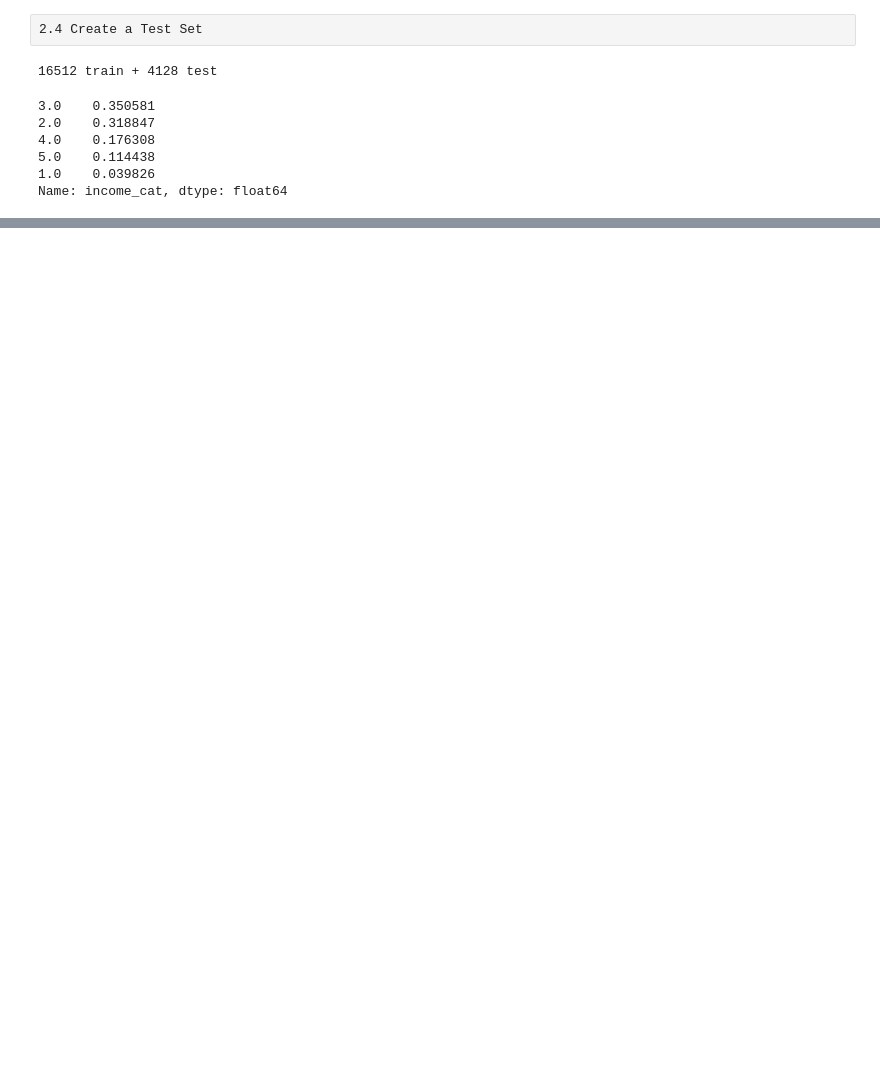
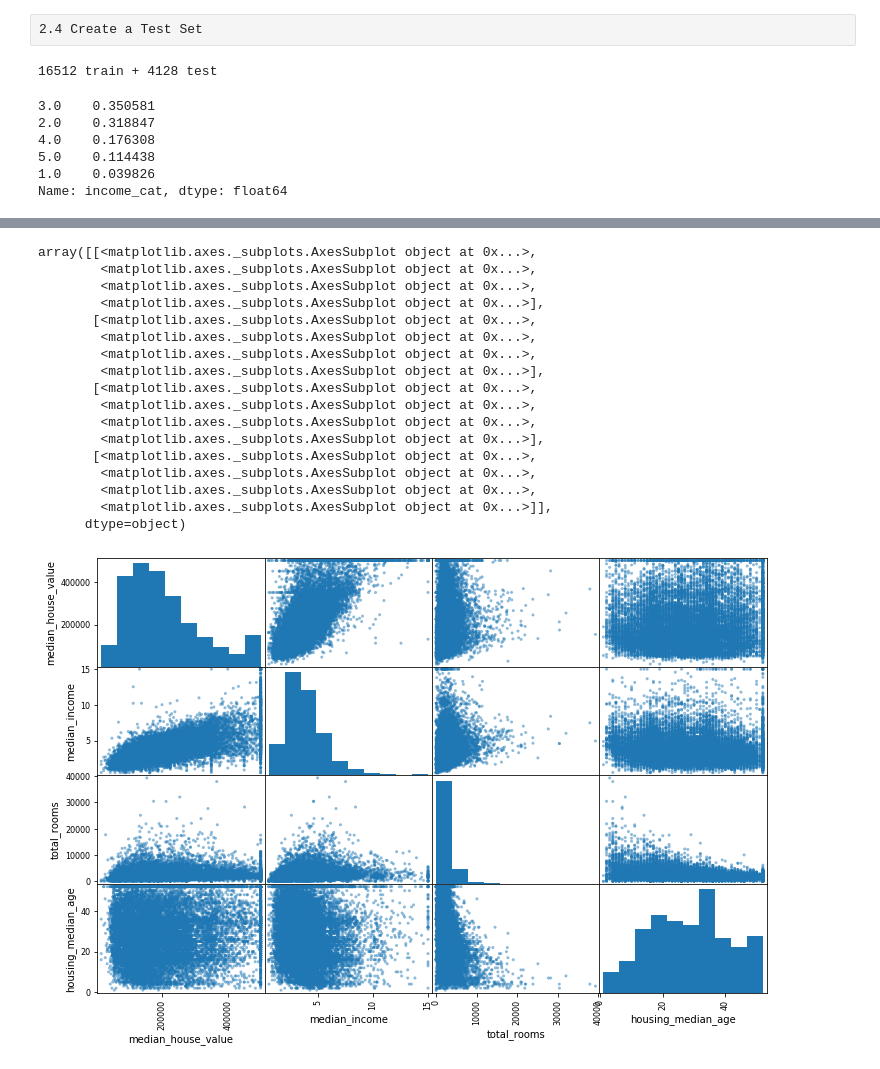
Before and after one commit to Chunngai/handson-ml, a Jupyter notebook: Housing.ipynb, the cells around one changed output, grey strips where cells are left out. Drawn from its saved outputs; the diff is of its cells as text; code cells hidden in the pictures; blank space fills up the shorter version.

```diff
--- a/Housing.ipynb
+++ b/Housing.ipynb
@@ -281,0 +356,32 @@ for set in (strat_train_set, strat_test_set):  # (strat_train_set, stra_test_set
+# %%
+# another way to check for correlations btw attrs
+
+from pandas.plotting import scatter_matrix
+
+# create an attr vector
+attributes = ["median_house_value", "median_income", "total_rooms", "housing_median_age"]
+
+# plot
+scatter_matrix(housing[attributes], figsize=(12, 8))  # plots NUMERICAL attrs. size: len(attr_array) ** 2
+# plotted a few promising attrs that seem most correlated with the median housing value
+# if all attrs are plotted, get 11 ** 2 = 121 plots
+# the main diagonal: histograms
+# %% [output]
+array([[<matplotlib.axes._subplots.AxesSubplot object at 0x...>,
+        <matplotlib.axes._subplots.AxesSubplot object at 0x...>,
+        <matplotlib.axes._subplots.AxesSubplot object at 0x...>,
+        <matplotlib.axes._subplots.AxesSubplot object at 0x...>],
+       [<matplotlib.axes._subplots.AxesSubplot object at 0x...>,
+        <matplotlib.axes._subplots.AxesSubplot object at 0x...>,
+        <matplotlib.axes._subplots.AxesSubplot object at 0x...>,
+        <matplotlib.axes._subplots.AxesSubplot object at 0x...>],
+       [<matplotlib.axes._subplots.AxesSubplot object at 0x...>,
+        <matplotlib.axes._subplots.AxesSubplot object at 0x...>,
+        <matplotlib.axes._subplots.AxesSubplot object at 0x...>,
+        <matplotlib.axes._subplots.AxesSubplot object at 0x...>],
+       [<matplotlib.axes._subplots.AxesSubplot object at 0x...>,
+        <matplotlib.axes._subplots.AxesSubplot object at 0x...>,
+        <matplotlib.axes._subplots.AxesSubplot object at 0x...>,
+        <matplotlib.axes._subplots.AxesSubplot object at 0x...>]],
+      dtype=object)
+[figure, added]
```
Also changed, not shown: parts of 17 cells of this notebook.
